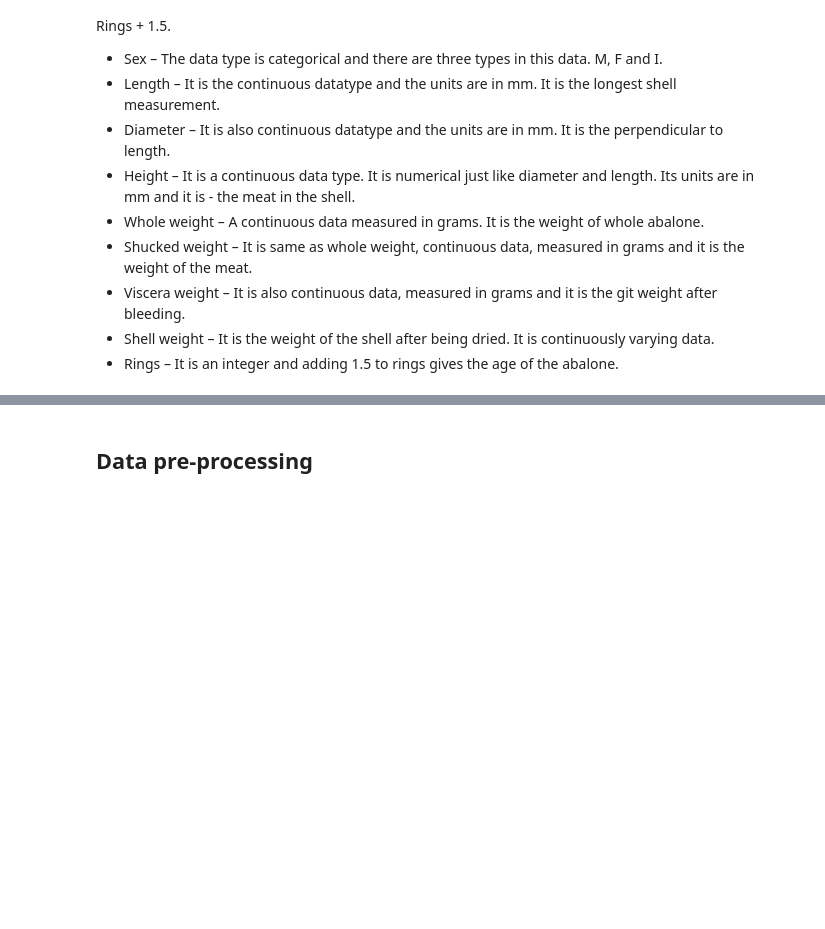
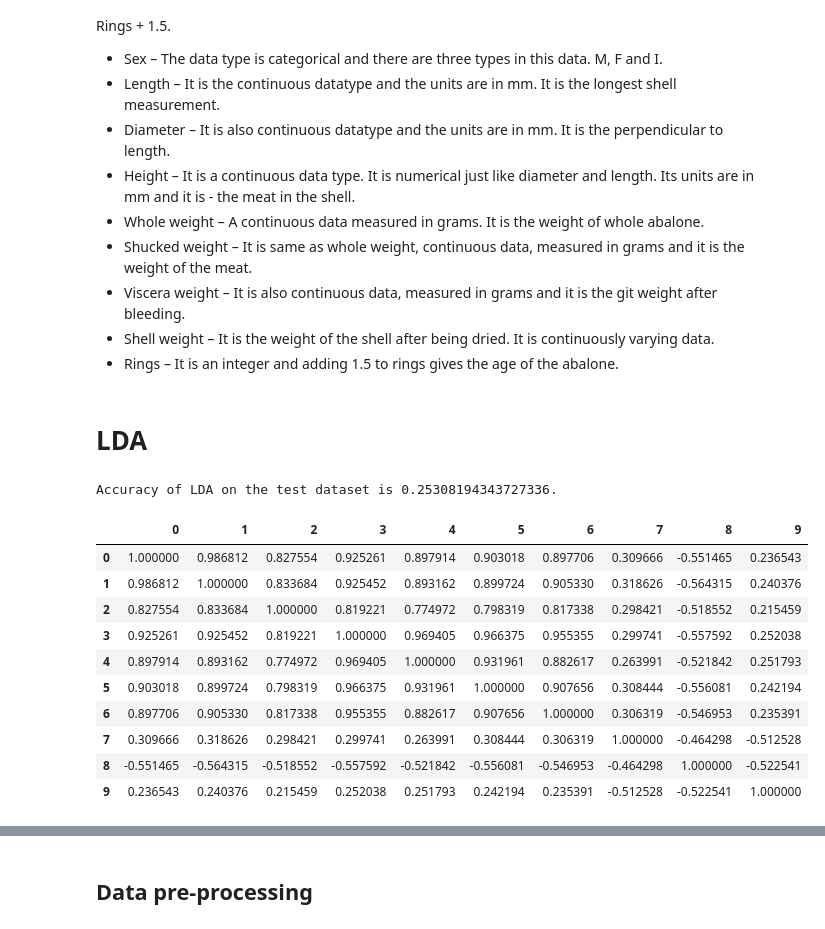
Before and after one commit to Giusseppe-97/Uncertainty_Quantification, a Jupyter notebook: code/code_classification/Abalone/abalone.ipynb, the cells around one changed output, grey strips where cells are left out. Drawn from its saved outputs; the diff is of its cells as text; code cells hidden in the pictures; blank space fills up the shorter version.

Commit message:
Update abalone.ipynb
Finished abalone!

```diff
--- a/code/code_classification/Abalone/abalone.ipynb
+++ b/code/code_classification/Abalone/abalone.ipynb
@@ -52,0 +44,2 @@ There are 9 attributes. These attributes are the columns of the data set. The ag
+# %% [markdown]
+# LDA
@@ -52,0 +58,9 @@ There are 9 attributes. These attributes are the columns of the data set. The ag
+# %%
+def main():
+    # read dataset from csv file
+    data_name = "abalone_classification"
+    data_X, data_y = load_data("{}.csv".format(data_name))
+
+    # Randomly assingning a train and test set
+    train_X, test_X, train_y, test_y = train_test_split(data_X, data_y, test_size=0.33, random_state=2200)
+    return train_X, test_X, train_y, test_y, data_X, data_y
@@ -52,0 +173,28 @@ There are 9 attributes. These attributes are the columns of the data set. The ag
+# %%
+### initiate the LDA model
+model = myLDA()
+### fit the model with training data and get the estimation of mu and Sigma
+mu, Sigma = model.fit(main()[0], main()[2])
+### predict the label of test data
+y_pred = model.predict(main()[1])
+### calculate the accuracy of the fitted LDA model on test data
+accuracy = np.sum(y_pred == main()[3])/len(main()[3])
+print("Accuracy of LDA on the test dataset is {}.".format(accuracy))
+# %% [output]
+Accuracy of LDA on the test dataset is 0.25308194343727336.
+# %%
+# Check for high correlation among
+df = pd.DataFrame(main()[4])
+df.corr()
+# %% [output]
+|  | 0 | 1 | 2 | 3 | 4 | 5 | 6 | 7 | 8 | 9 |
+| 0 | 1.000000 | 0.986812 | 0.827554 | 0.925261 | 0.897914 | 0.903018 | 0.897706 | 0.309666 | -0.551465 | 0.236543 |
+| 1 | 0.986812 | 1.000000 | 0.833684 | 0.925452 | 0.893162 | 0.899724 | 0.905330 | 0.318626 | -0.564315 | 0.240376 |
+| 2 | 0.827554 | 0.833684 | 1.000000 | 0.819221 | 0.774972 | 0.798319 | 0.817338 | 0.298421 | -0.518552 | 0.215459 |
+| 3 | 0.925261 | 0.925452 | 0.819221 | 1.000000 | 0.969405 | 0.966375 | 0.955355 | 0.299741 | -0.557592 | 0.252038 |
+| 4 | 0.897914 | 0.893162 | 0.774972 | 0.969405 | 1.000000 | 0.931961 | 0.882617 | 0.263991 | -0.521842 | 0.251793 |
+| 5 | 0.903018 | 0.899724 | 0.798319 | 0.966375 | 0.931961 | 1.000000 | 0.907656 | 0.308444 | -0.556081 | 0.242194 |
+| 6 | 0.897706 | 0.905330 | 0.817338 | 0.955355 | 0.882617 | 0.907656 | 1.000000 | 0.306319 | -0.546953 | 0.235391 |
+| 7 | 0.309666 | 0.318626 | 0.298421 | 0.299741 | 0.263991 | 0.308444 | 0.306319 | 1.000000 | -0.464298 | -0.512528 |
+| 8 | -0.551465 | -0.564315 | -0.518552 | -0.557592 | -0.521842 | -0.556081 | -0.546953 | -0.464298 | 1.000000 | -0.522541 |
+| 9 | 0.236543 | 0.240376 | 0.215459 | 0.252038 | 0.251793 | 0.242194 | 0.235391 | -0.512528 | -0.522541 | 1.000000 |
```
Also changed, not shown: parts of 65 cells of this notebook.
